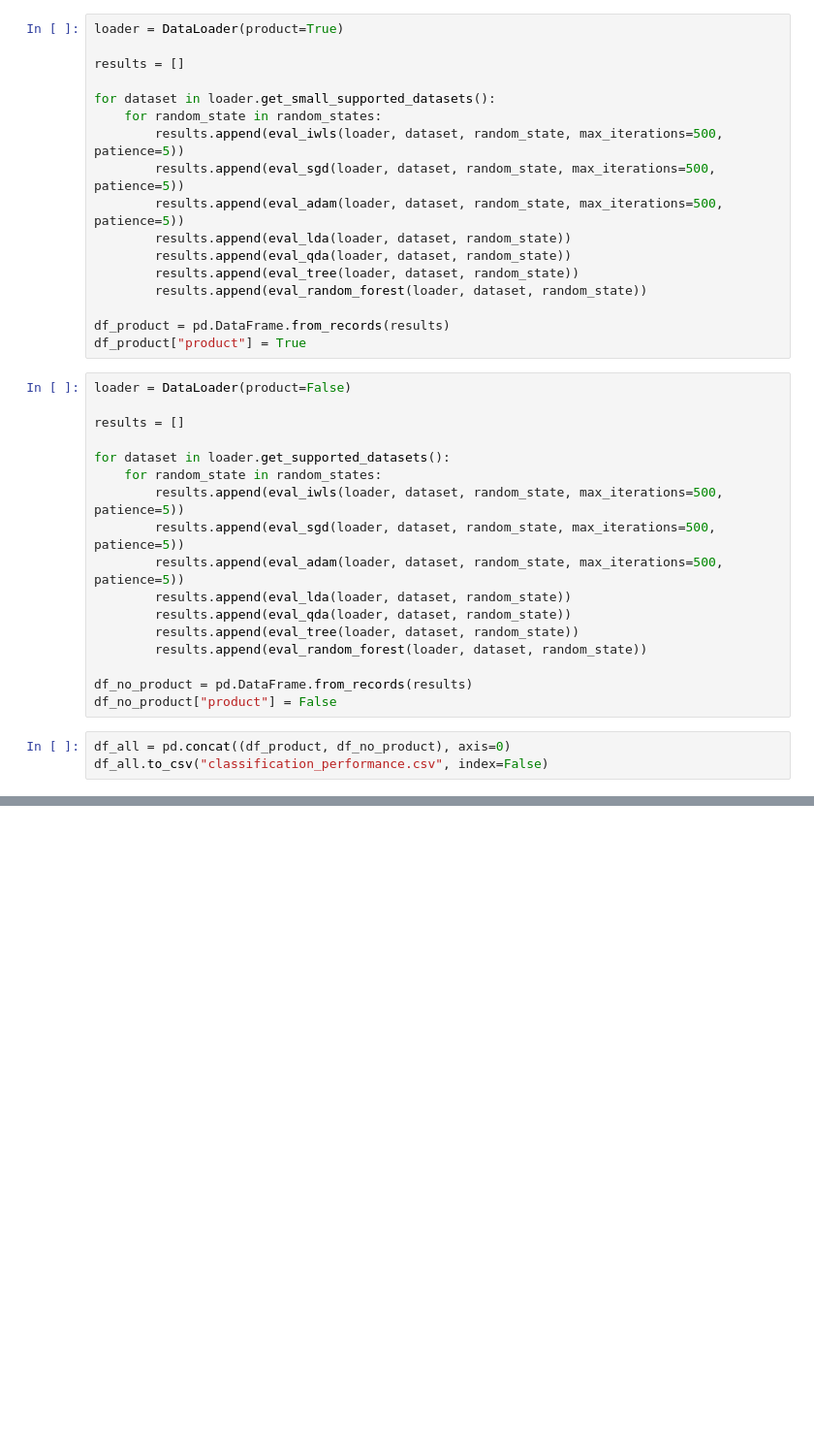
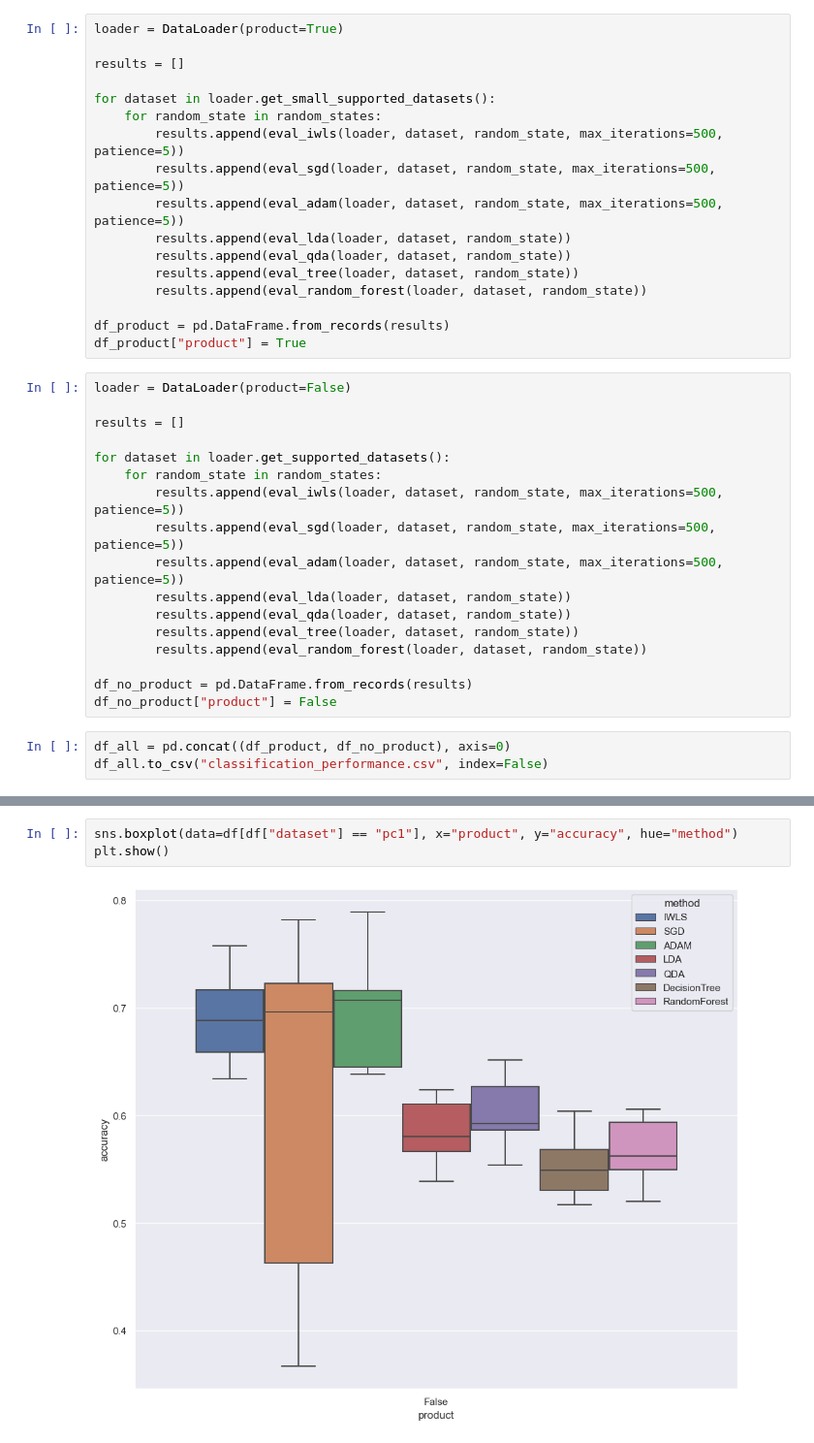
Before and after one commit to dyrewucktv/aml_projekt, a Jupyter notebook: classification_performance_analysis.ipynb, the cells around one changed output, grey strips where cells are left out. Shown at 97% size. Cells and saved outputs as stored; diff of their text form; blank space fills up the shorter version.

```diff
--- a/classification_performance_analysis.ipynb
+++ b/classification_performance_analysis.ipynb
@@ -63,3 +60,8 @@ df.head()
+# %%
+sns.boxplot(data=df[df["dataset"] == "pc1"], x="product", y="accuracy", hue="method")
+plt.show()
+# %% [output]
+[figure, added]
 # %%
 sns.boxplot(data=df[df["product"] == True], x="dataset", y="accuracy", hue="method")
 plt.show()
```
Also changed, not shown: parts of 4 cells of this notebook, 2 other files.
